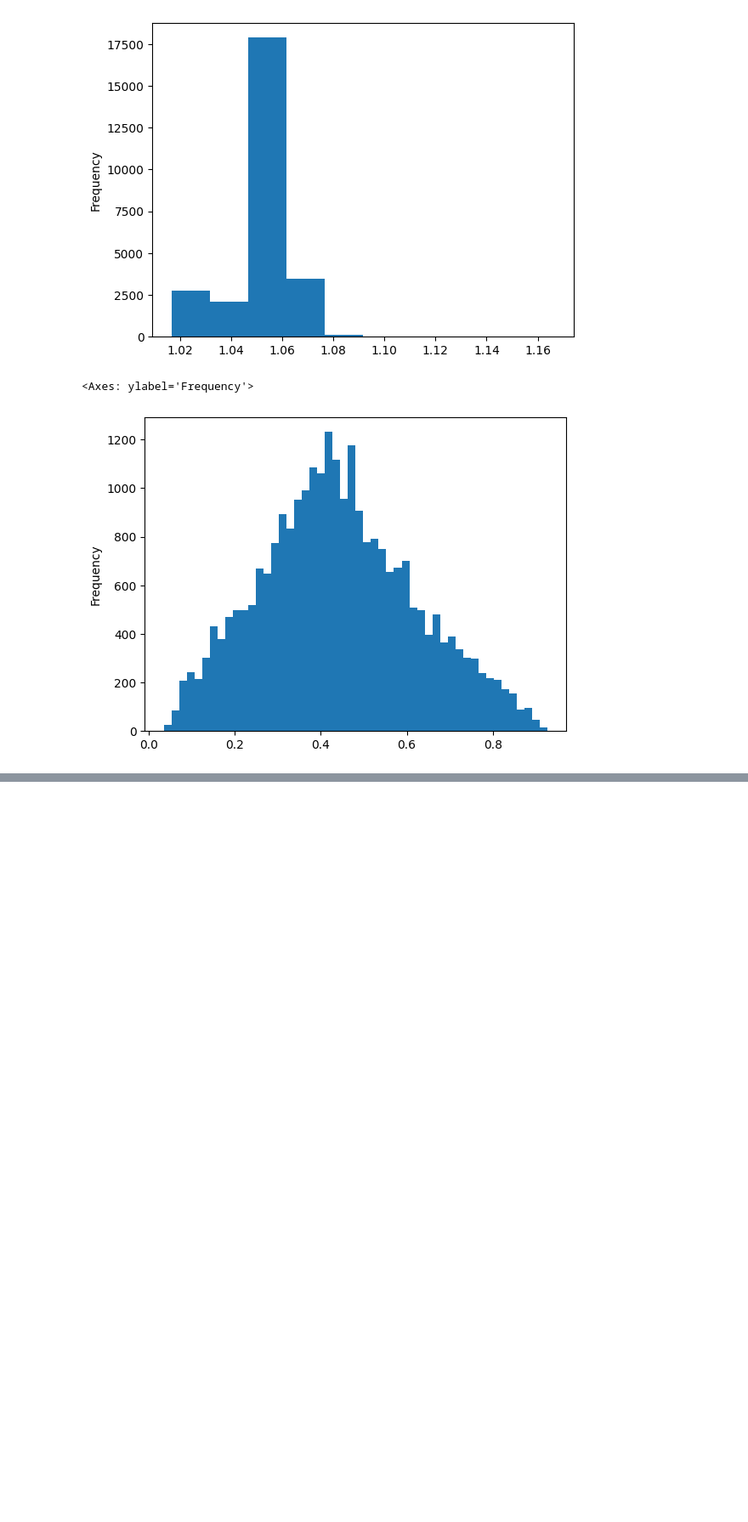
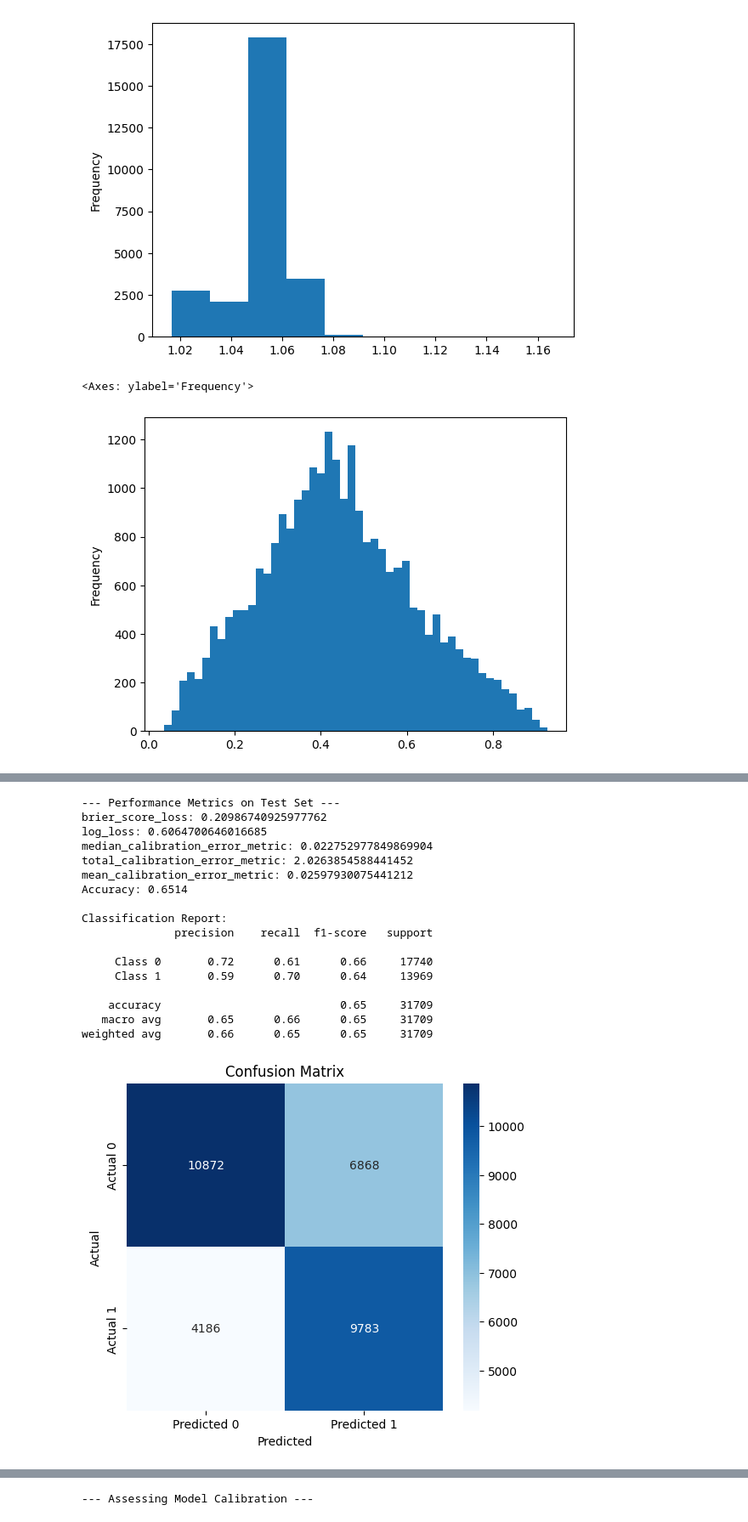
Before and after one commit to dave-mannion/football, a Jupyter notebook: odds_analysis.ipynb, the cells around one changed output, grey strips where cells are left out. Shown at 85% size. Cells and saved outputs as stored; diff of their text form; code cells hidden in the pictures; blank space fills up the shorter version.

```diff
--- a/odds_analysis.ipynb
+++ b/odds_analysis.ipynb
@@ -252,0 +202,21 @@ weighted avg       0.69      0.66      0.66       380
+# %%
+evaluate_model(y_true=football_data_odds['home_win'],y_pred_proba=football_data_odds['B365H_implied_prob'])
+# %% [output]
+--- Performance Metrics on Test Set ---
+brier_score_loss: 0.20986740925977762
+log_loss: 0.6064700646016685
+median_calibration_error_metric: 0.022752977849869904
+total_calibration_error_metric: 2.0263854588441452
+mean_calibration_error_metric: 0.02597930075441212
+Accuracy: 0.6514
+
+Classification Report:
+              precision    recall  f1-score   support
+
+     Class 0       0.72      0.61      0.66     17740
+     Class 1       0.59      0.70      0.64     13969
+
+    accuracy                           0.65     31709
+   macro avg       0.65      0.66      0.65     31709
+weighted avg       0.66      0.65      0.65     31709
+[figure, added]
@@ -252,0 +224 @@ weighted avg       0.69      0.66      0.66       380
+--- Assessing Model Calibration ---
```
Also changed, not shown: parts of 35 cells of this notebook.
